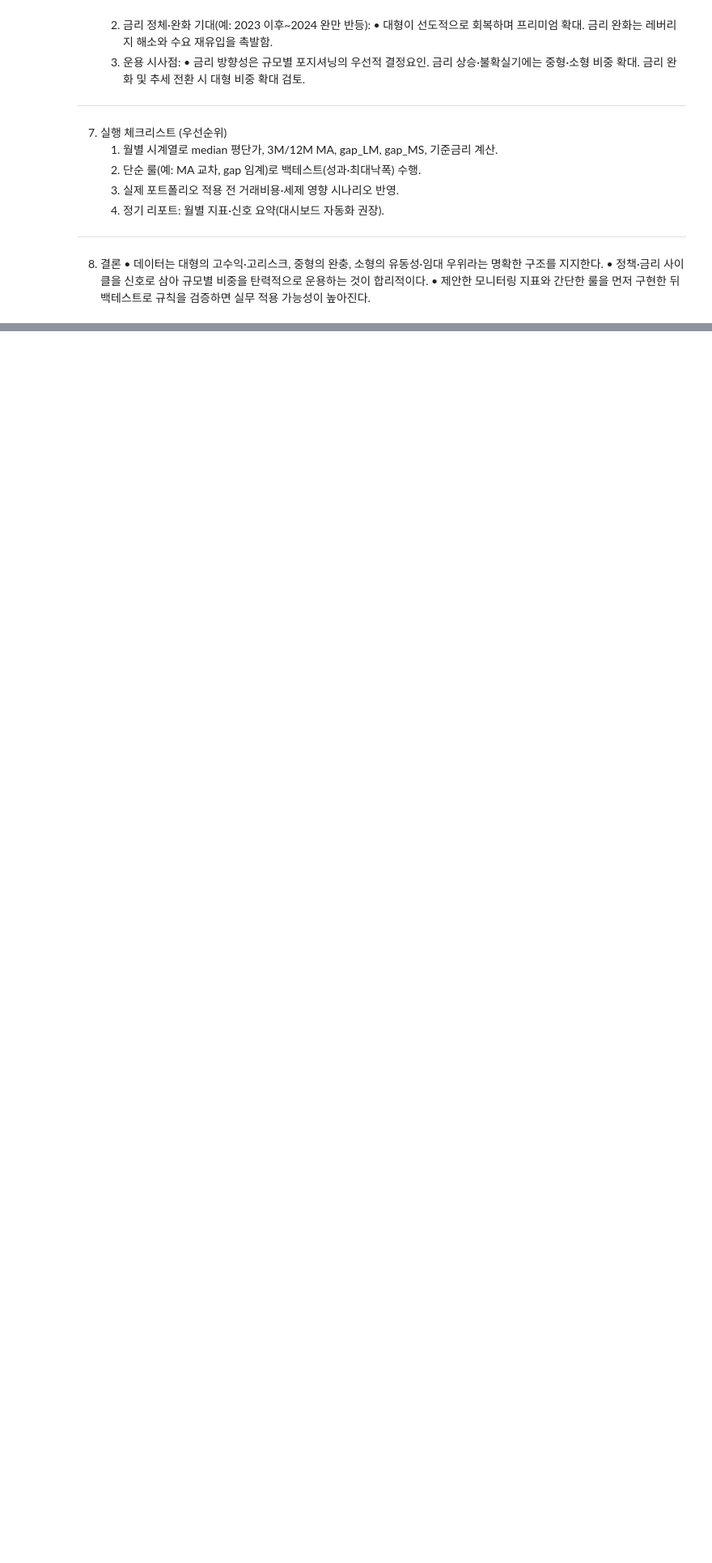
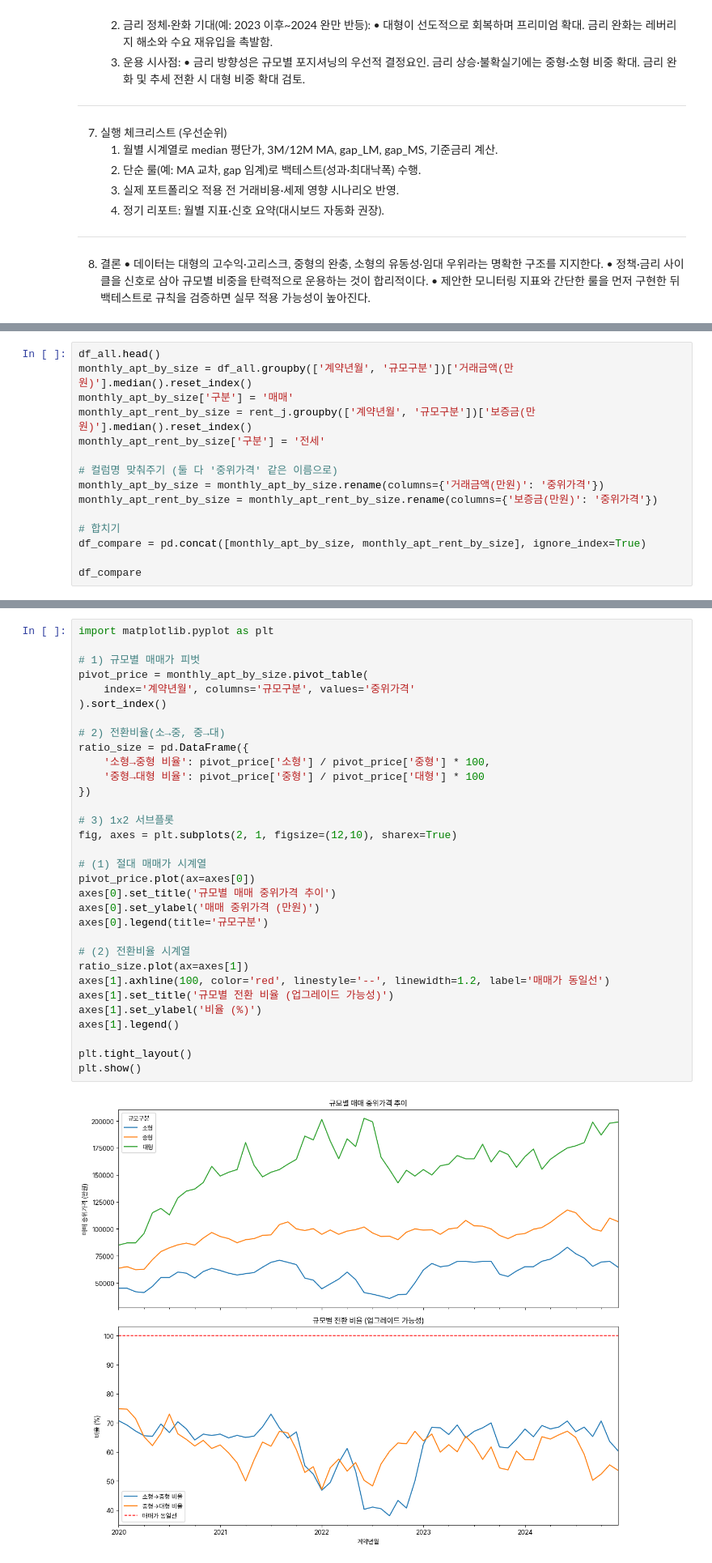
Before and after one commit to semistone97/pjt-real-estate, a Jupyter notebook: apt.ipynb, the cells around one changed output, grey strips where cells are left out. Shown at 81% size. Saved outputs shown, nothing was run; the diff lists cells and outputs as text; blank space fills up the shorter version.

```diff
--- a/apt.ipynb
+++ b/apt.ipynb
@@ -951,0 +1105,15 @@ D. 은퇴기(자본보호·현금흐름 우선)
+# %%
+df_all.head()
+monthly_apt_by_size = df_all.groupby(['계약년월', '규모구분'])['거래금액(만원)'].median().reset_index()
+monthly_apt_by_size['구분'] = '매매'
+monthly_apt_rent_by_size = rent_j.groupby(['계약년월', '규모구분'])['보증금(만원)'].median().reset_index()
+monthly_apt_rent_by_size['구분'] = '전세'
+
+# 컬럼명 맞춰주기 (둘 다 '중위가격' 같은 이름으로)
+monthly_apt_by_size = monthly_apt_by_size.rename(columns={'거래금액(만원)': '중위가격'})
+monthly_apt_rent_by_size = monthly_apt_rent_by_size.rename(columns={'보증금(만원)': '중위가격'})
+
+# 합치기
+df_compare = pd.concat([monthly_apt_by_size, monthly_apt_rent_by_size], ignore_index=True)
+
+df_compare
@@ -951,0 +1222,34 @@ D. 은퇴기(자본보호·현금흐름 우선)
+# %%
+import matplotlib.pyplot as plt
+
+# 1) 규모별 매매가 피벗
+pivot_price = monthly_apt_by_size.pivot_table(
+    index='계약년월', columns='규모구분', values='중위가격'
+).sort_index()
+
+# 2) 전환비율(소→중, 중→대)
+ratio_size = pd.DataFrame({
+    '소형→중형 비율': pivot_price['소형'] / pivot_price['중형'] * 100,
+    '중형→대형 비율': pivot_price['중형'] / pivot_price['대형'] * 100
+})
+
+# 3) 1x2 서브플롯
+fig, axes = plt.subplots(2, 1, figsize=(12,10), sharex=True)
+
+# (1) 절대 매매가 시계열
+pivot_price.plot(ax=axes[0])
+axes[0].set_title('규모별 매매 중위가격 추이')
+axes[0].set_ylabel('매매 중위가격 (만원)')
+axes[0].legend(title='규모구분')
+
+# (2) 전환비율 시계열
+ratio_size.plot(ax=axes[1])
+axes[1].axhline(100, color='red', linestyle='--', linewidth=1.2, label='매매가 동일선')
+axes[1].set_title('규모별 전환 비율 (업그레이드 가능성)')
+axes[1].set_ylabel('비율 (%)')
+axes[1].legend()
+
+plt.tight_layout()
+plt.show()
+# %% [output]
+[figure, added]
```
Also changed, not shown: parts of 37 cells of this notebook, 7 other files.
